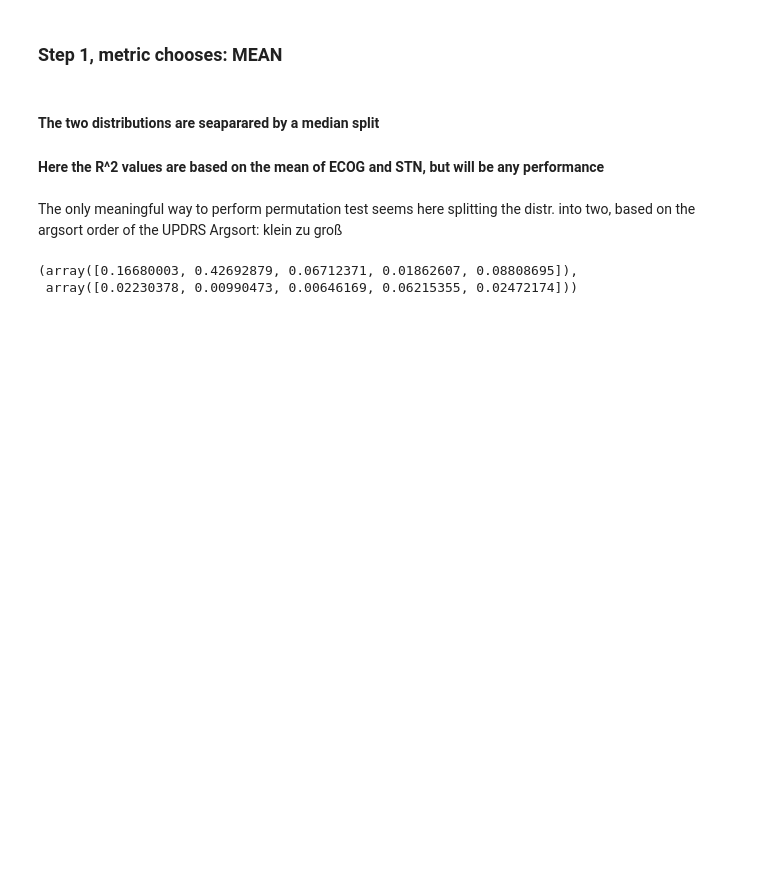
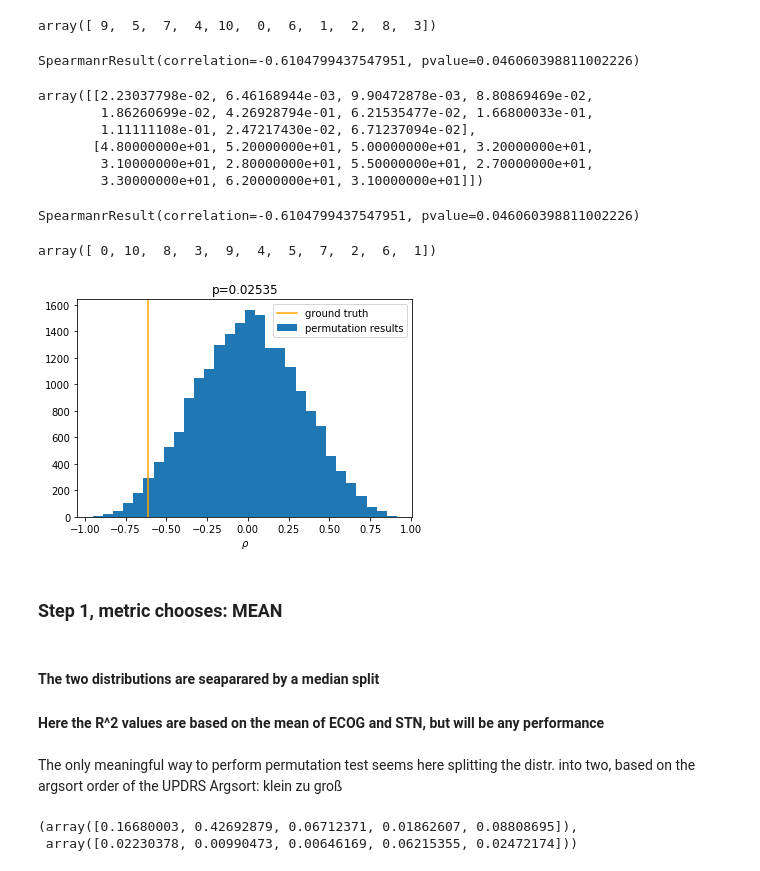
Before and after one commit to neuromodulation/icn, a Jupyter notebook: ECOG_vs_STN/Results_Analysis/stat_permutation_test.ipynb, the cells around one changed output. Saved outputs shown, nothing was run; the diff lists cells and outputs as text; code cells hidden in the pictures; blank space fills up the shorter version.

```diff
--- a/ECOG_vs_STN/Results_Analysis/stat_permutation_test.ipynb
+++ b/ECOG_vs_STN/Results_Analysis/stat_permutation_test.ipynb
@@ -58,0 +63,2 @@ Warnings:
+# %%
+arr_per = np.array((np.array(df_comp["r2"]), np.array(df_comp["pred"])))
@@ -58,0 +69,2 @@ Warnings:
+# %%
+gT = stats.spearmanr(arr_per[0,:], arr_per[1,:])[0]
@@ -58,0 +75,18 @@ Warnings:
+# %%
+# shuffle
+pS = copy.copy(pV)
+#Initialize permutation:
+pD = []
+#Define p (number of permutations):
+p=20000
+# Permutation loop:
+args_order = np.arange(0,11,1)
+
+args_order_2 = np.arange(0,11,1)
+for i in range(0,p):
+
+    np.random.shuffle(args_order)
+    np.random.shuffle(args_order_2)
+
+    # Compute permuted absolute difference of your two sampled distributions and store it in pD:
+    pD.append(stats.spearmanr(arr_per[0,args_order_2], arr_per[1,args_order])[0])
@@ -59,3 +95,42 @@ Warnings:
+# %%
+args_order
+# %% [output]
+array([ 9,  5,  7,  4, 10,  0,  6,  1,  2,  8,  3])
+# %%
+np.random.shuffle(args_order)
+stats.spearmanr(arr_per[:,args_order], axis=1)
+# %% [output]
+SpearmanrResult(correlation=-0.6104799437547951, pvalue=0.046060398811002226)
+# %%
+arr_per[:,args_order]
+# %% [output]
+array([[2.23037798e-02, 6.46168944e-03, 9.90472878e-03, 8.80869469e-02,
+        1.86260699e-02, 4.26928794e-01, 6.21535477e-02, 1.66800033e-01,
+        1.11111108e-01, 2.47217430e-02, 6.71237094e-02],
+       [4.80000000e+01, 5.20000000e+01, 5.00000000e+01, 3.20000000e+01,
+        3.10000000e+01, 2.80000000e+01, 5.50000000e+01, 2.70000000e+01,
+        3.30000000e+01, 6.20000000e+01, 3.10000000e+01]])
+# %%
+stats.spearmanr(arr_per[:,args_order], axis=1)
+# %% [output]
+SpearmanrResult(correlation=-0.6104799437547951, pvalue=0.046060398811002226)
+# %%
+args_order
+# %% [output]
+array([ 0, 10,  8,  3,  9,  4,  5,  7,  2,  6,  1])
+# %%
+if gT < 0:
+    p_val = len(np.where(pD<=gT)[0])/p
+else:
+    p_val = len(np.where(pD>=gT)[0])/p
+plt.hist(pD, bins=30,label="permutation results")
+plt.axvline(gT, color="orange", label="ground truth")
+plt.title("p="+str(p_val))
+plt.xlabel(r"$\rho$")
+plt.legend()
+plt.show()
+# %% [output]
+[figure, added]
 # %% [markdown]
 ### Step 1, metric chooses: MEAN
 # %% [markdown]
```
Also changed, not shown: parts of 6 cells of this notebook, 2 other files.
